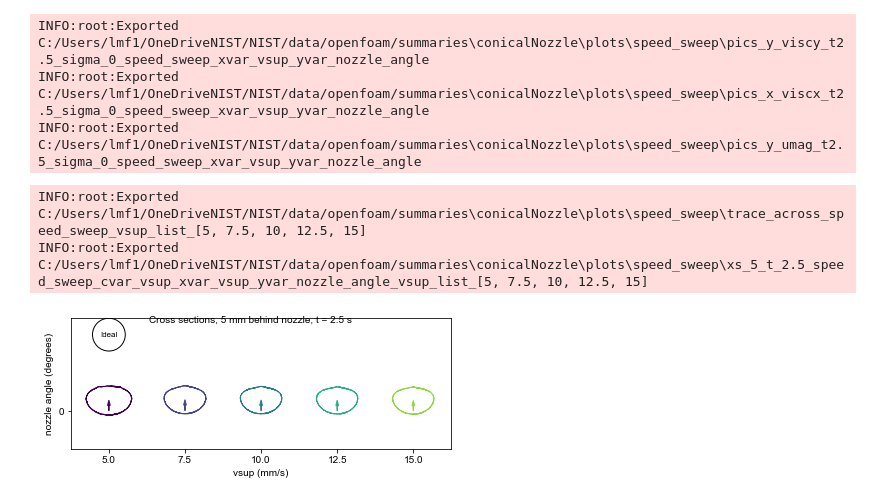
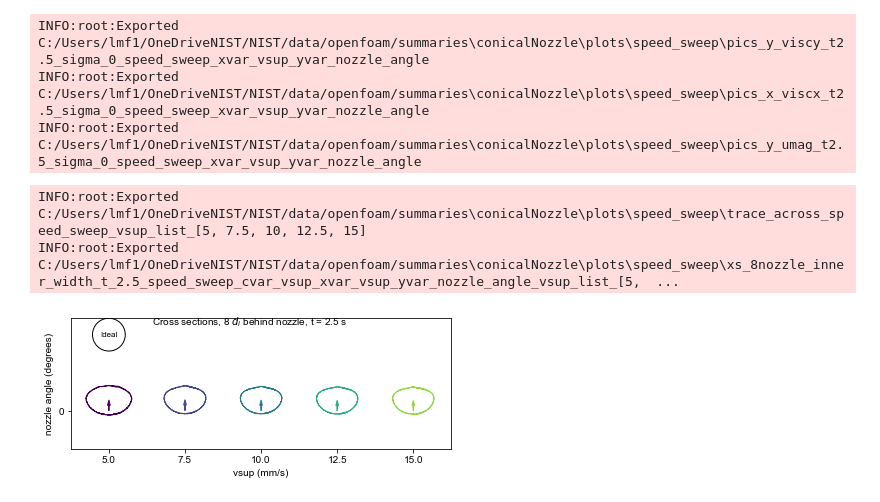
Before and after one commit to usnistgov/openfoamEmbedded3DP, a Jupyter notebook: pythonscripts/interfacemetrics_conicalNozzle.ipynb, the cells around one changed output. Cells and saved outputs as stored; diff of their text form; code cells hidden in the pictures.

```diff
--- a/pythonscripts/interfacemetrics_conicalNozzle.ipynb
+++ b/pythonscripts/interfacemetrics_conicalNozzle.ipynb
@@ -17,6 +17,6 @@ logger.setLevel(logging.DEBUG)
 # %%
 SERVERFOLDER = os.path.join(cfg.path.server, r'conicalNozzle')
 EXPORTFOLDER = os.path.join(cfg.path.fig, 'conicalNozzle', 'plots')
-TOPFOLDERS = [os.path.join(SERVERFOLDER, s) for s in ['orig', 'horizontal', 'speed_sweep', 'visc_speed']]
+TOPFOLDERS = [os.path.join(SERVERFOLDER, s) for s in ['orig', 'horizontal', 'speed_sweep', 'visc_speed', 'diameter', 'k', 'newtonian']]
 # %% [markdown]
 # Generating Files
@@ -94,7 +94,7 @@ for TOPFOLDER in [TOPFOLDERS[0]]:
 
     if exportXS:
         # cross-sections
-        XSPlots0(TOPFOLDER, EXPORTFOLDER, time, x, sigma, **kwargs)
+        XSPlots0(TOPFOLDER, EXPORTFOLDER, time, x, **kwargs)
 
     if exportPics:
         # images
@@ -159,7 +162,7 @@ for TOPFOLDER in [TOPFOLDERS[2]]:
 
     if exportXS:
         # cross-sections
-        XSPlots0(TOPFOLDER, EXPORTFOLDER, time, x, sigma, **kwargs)
+        XSPlots0(TOPFOLDER, EXPORTFOLDER, time, x,  **kwargs)
 
     if exportPics:
         # images
@@ -178,9 +181,11 @@ INFO:root:Exported C:/Users/lmf1/OneDriveNIST/NIST/data/openfoam/summaries\conic
 INFO:root:Exported C:/Users/lmf1/OneDriveNIST/NIST/data/openfoam/summaries\conicalNozzle\plots\speed_sweep\pics_x_viscx_t2.5_sigma_0_speed_sweep_xvar_vsup_yvar_nozzle_angle
 INFO:root:Exported C:/Users/lmf1/OneDriveNIST/NIST/data/openfoam/summaries\conicalNozzle\plots\speed_sweep\pics_y_umag_t2.5_sigma_0_speed_sweep_xvar_vsup_yvar_nozzle_angle
 # %%
-withinNozzle0(TOPFOLDERS[2], EXPORTFOLDER, 2.5, 1, cvar='vsup', overwrite=True , vsup_list=[5, 7.5, 10, 12.5, 15])
-XSPlots0(TOPFOLDERS[2], EXPORTFOLDER, 2.5, 5, 0, adjustBounds=False, cvar='vsup', xvar='vsup', yvar='nozzle_angle', vsup_list=[5, 7.5, 10, 12.5, 15], overwrite=True)
+withinNozzle0(TOPFOLDERS[2], EXPORTFOLDER, 2.5, 2, zunits='nozzle_inner_width',
+              cvar='vsup', overwrite=True , vsup_list=[5, 7.5, 10, 12.5, 15])
+XSPlots0(TOPFOLDERS[2], EXPORTFOLDER, 2.5, 8, xunits='nozzle_inner_width',
+         cvar='vsup', xvar='vsup', yvar='nozzle_angle', vsup_list=[5, 7.5, 10, 12.5, 15], overwrite=True)
 # %% [output]
 INFO:root:Exported C:/Users/lmf1/OneDriveNIST/NIST/data/openfoam/summaries\conicalNozzle\plots\speed_sweep\trace_across_speed_sweep_vsup_list_[5, 7.5, 10, 12.5, 15]
-INFO:root:Exported C:/Users/lmf1/OneDriveNIST/NIST/data/openfoam/summaries\conicalNozzle\plots\speed_sweep\xs_5_t_2.5_speed_sweep_cvar_vsup_xvar_vsup_yvar_nozzle_angle_vsup_list_[5, 7.5, 10, 12.5, 15]
+INFO:root:Exported C:/Users/lmf1/OneDriveNIST/NIST/data/openfoam/summaries\conicalNozzle\plots\speed_sweep\xs_8nozzle_inner_width_t_2.5_speed_sweep_cvar_vsup_xvar_vsup_yvar_nozzle_angle_vsup_list_[5,  ...
-[figure, old version]
+[figure, new version]
```
Also changed, not shown: parts of 11 cells of this notebook, 9 other files.
